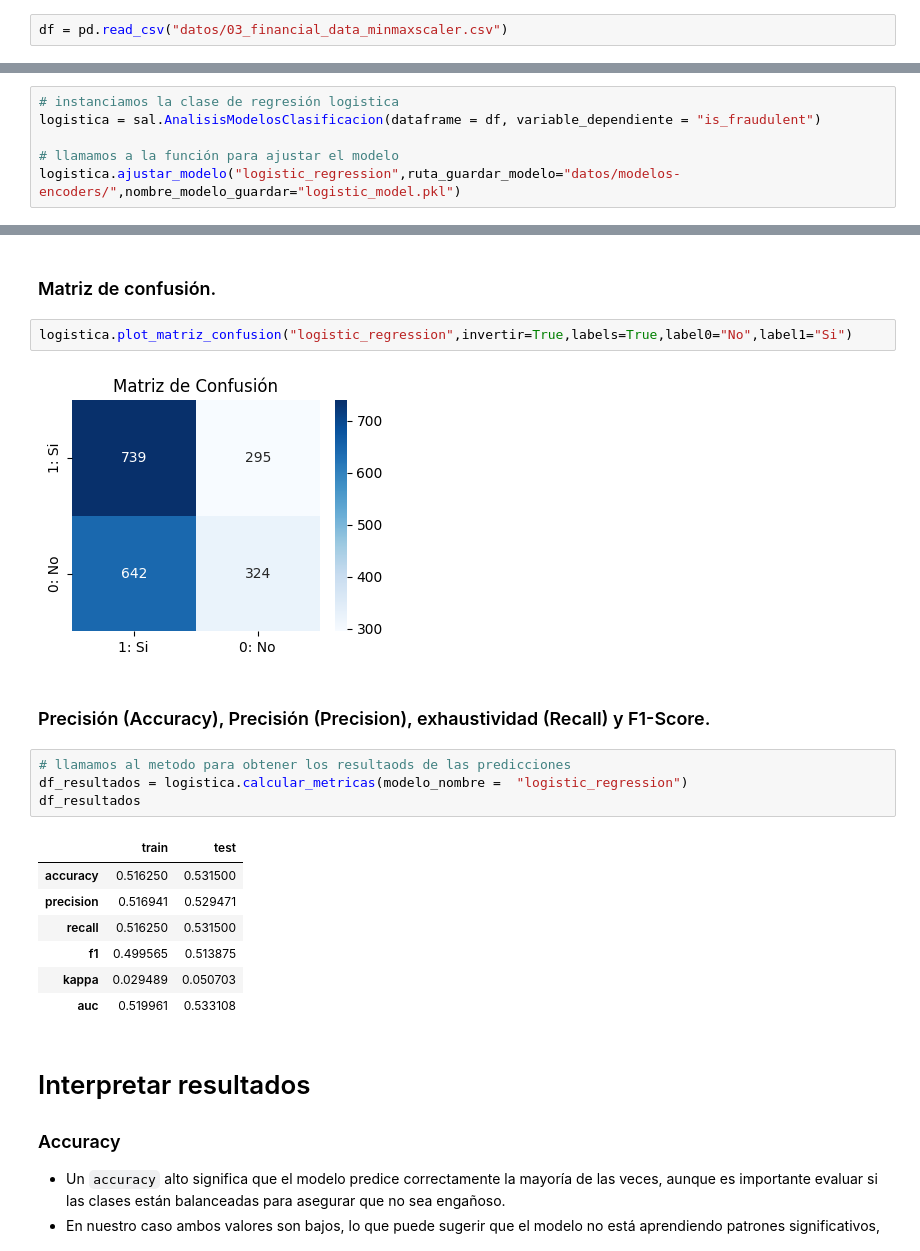
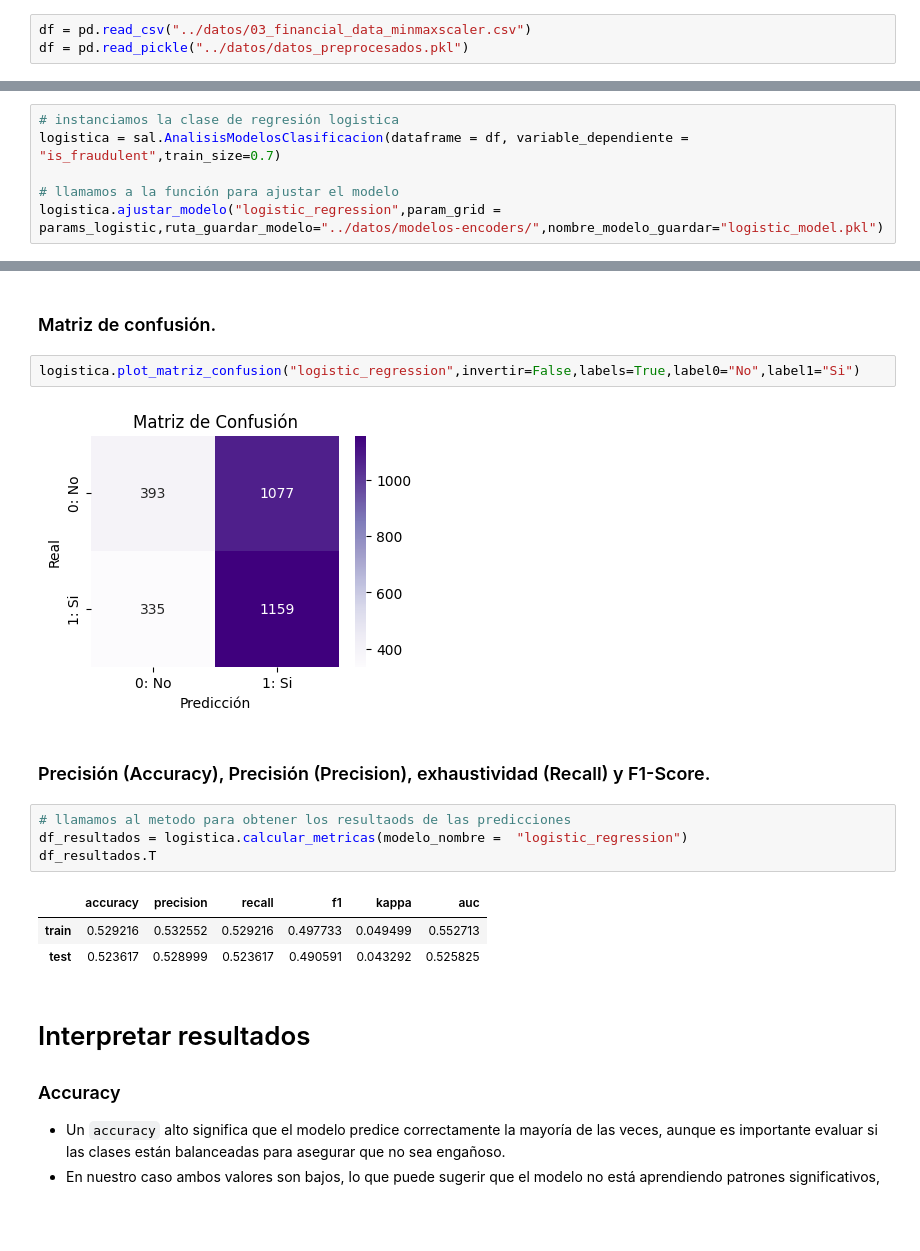
Before and after one commit to apelsito/modulo8-leccion10-ajuste-compracion-modelos, a Jupyter notebook: jupyter/modulo8-leccion09-ajuste-logistica.ipynb, the cells around one changed output, grey strips where cells are left out. Drawn from its saved outputs; the diff is of its cells as text; blank space fills up the shorter version.

```diff
--- a/jupyter/modulo8-leccion09-ajuste-logistica.ipynb
+++ b/jupyter/modulo8-leccion09-ajuste-logistica.ipynb
@@ -56,5 +54,6 @@ from src.soporte_metricas import (
 # %%
-df = pd.read_csv("datos/03_financial_data_minmaxscaler.csv")
+df = pd.read_csv("../datos/03_financial_data_minmaxscaler.csv")
+df = pd.read_pickle("../datos/datos_preprocesados.pkl")
 # %%
 df.head()
 # %% [output]
@@ -75,31 +81,27 @@ df.head()
 # %%
 # instanciamos la clase de regresión logistica
-logistica = sal.AnalisisModelosClasificacion(dataframe = df, variable_dependiente = "is_fraudulent")
+logistica = sal.AnalisisModelosClasificacion(dataframe = df, variable_dependiente = "is_fraudulent",train_size=0.7)
 
 # llamamos a la función para ajustar el modelo
-logistica.ajustar_modelo("logistic_regression",ruta_guardar_modelo="datos/modelos-encoders/",nombre_modelo_guardar="logistic_model.pkl")
+logistica.ajustar_modelo("logistic_regression",param_grid = params_logistic,ruta_guardar_modelo="../datos/modelos-encoders/",nombre_modelo_guardar="logistic_model.pkl")
 # %% [markdown]
 # Evaluar el desempeño del modelo utilizando métricas como:
 # %% [markdown]
 ### Matriz de confusión.
 # %%
-logistica.plot_matriz_confusion("logistic_regression",invertir=True,labels=True,label0="No",label1="Si")
+logistica.plot_matriz_confusion("logistic_regression",invertir=False,labels=True,label0="No",label1="Si")
 # %% [output]
-[figure, old version]
+[figure, new version]
 # %% [markdown]
    ### Precisión (Accuracy), Precisión (Precision), exhaustividad (Recall) y F1-Score.
 # %%
 # llamamos al metodo para obtener los resultaods de las predicciones
 df_resultados = logistica.calcular_metricas(modelo_nombre =  "logistic_regression")
-df_resultados
+df_resultados.T
 # %% [output]
-|  | train | test |
-| accuracy | 0.516250 | 0.531500 |
-| precision | 0.516941 | 0.529471 |
-| recall | 0.516250 | 0.531500 |
-| f1 | 0.499565 | 0.513875 |
-| kappa | 0.029489 | 0.050703 |
-| auc | 0.519961 | 0.533108 |
+|  | accuracy | precision | recall | f1 | kappa | auc |
+| train | 0.529216 | 0.532552 | 0.529216 | 0.497733 | 0.049499 | 0.552713 |
+| test | 0.523617 | 0.528999 | 0.523617 | 0.490591 | 0.043292 | 0.525825 |
 # %% [markdown]
 # Interpretar resultados
 ### Accuracy
```
Also changed, not shown: parts of 6 cells of this notebook, 10 other files.
